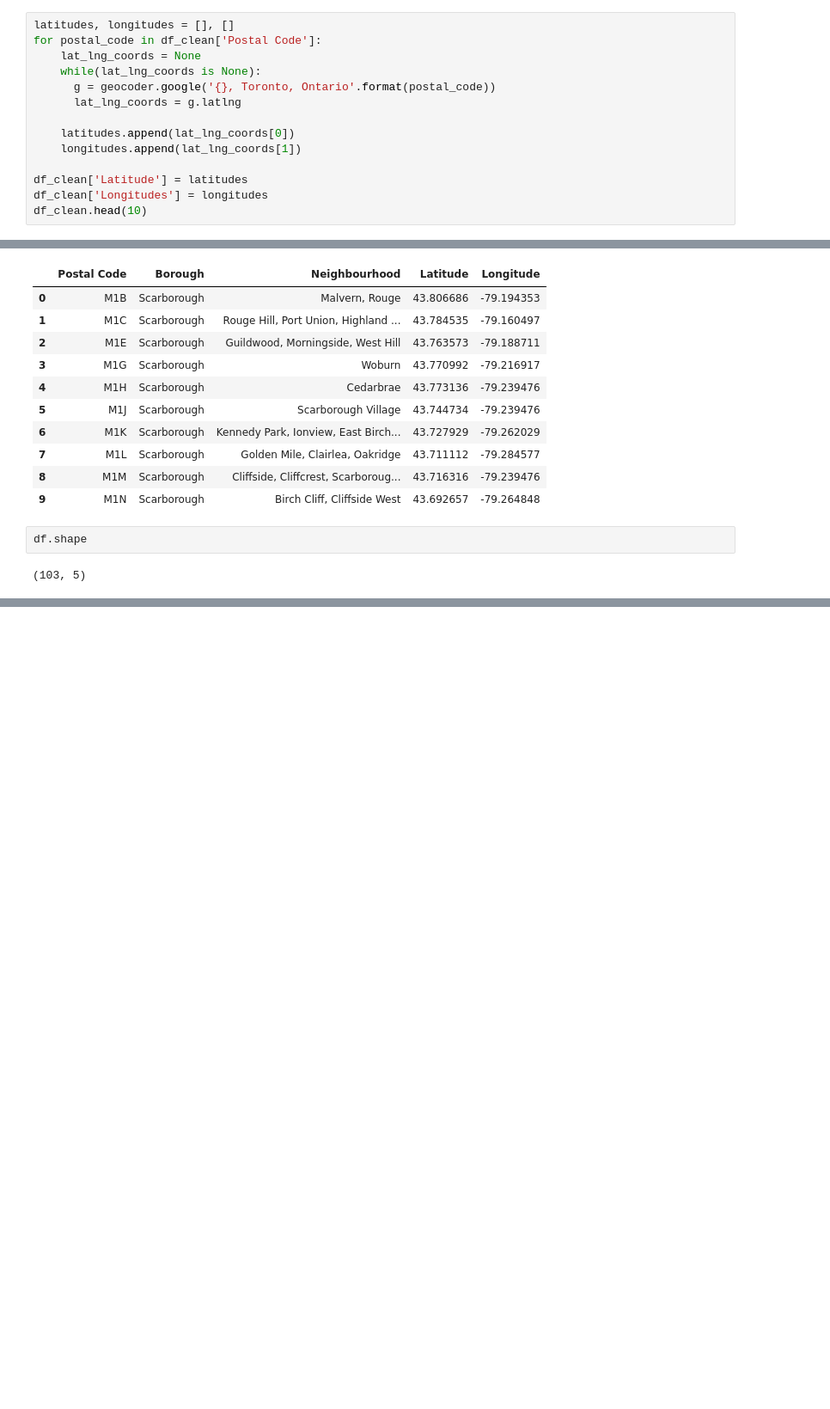
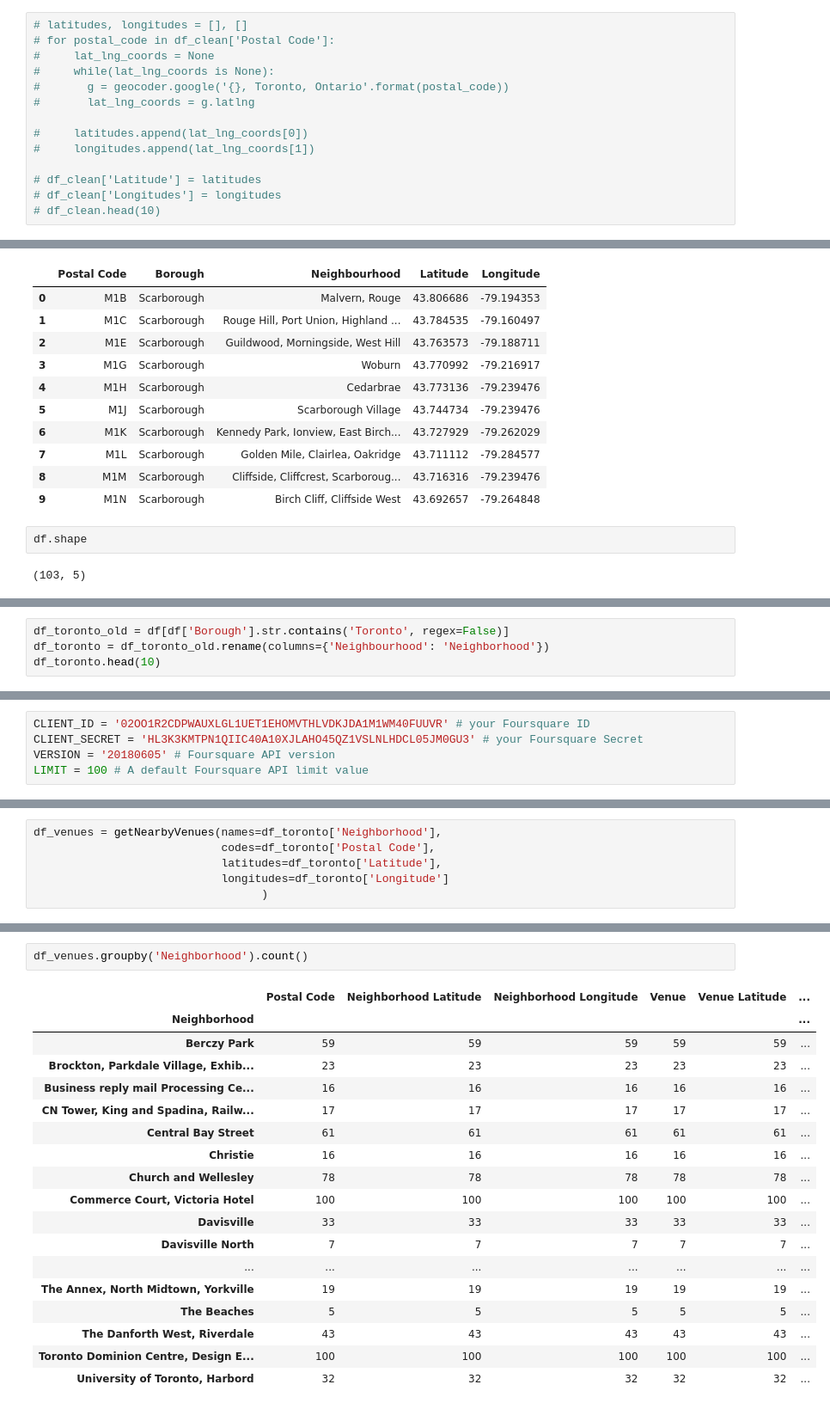
Before and after one commit to hscshane/Miami-Neighborhood-Guide-Analysis, a Jupyter notebook: Neighborhoods_Toronto.ipynb, the cells around one changed output, grey strips where cells are left out. Shown at 86% size. Cells and saved outputs as stored; diff of their text form; blank space fills up the shorter version.

```diff
--- a/Neighborhoods_Toronto.ipynb
+++ b/Neighborhoods_Toronto.ipynb
@@ -45,19 +54,19 @@ df_clean.shape
 # %% [markdown]
 # Get the Coordinates for Neighborhoods
 # %%
-latitudes, longitudes = [], []
-for postal_code in df_clean['Postal Code']:
-    lat_lng_coords = None
-    while(lat_lng_coords is None):
-      g = geocoder.google('{}, Toronto, Ontario'.format(postal_code))
-      lat_lng_coords = g.latlng
+# latitudes, longitudes = [], []
+# for postal_code in df_clean['Postal Code']:
+#     lat_lng_coords = None
+#     while(lat_lng_coords is None):
+#       g = geocoder.google('{}, Toronto, Ontario'.format(postal_code))
+#       lat_lng_coords = g.latlng
 
-    latitudes.append(lat_lng_coords[0])
-    longitudes.append(lat_lng_coords[1])
+#     latitudes.append(lat_lng_coords[0])
+#     longitudes.append(lat_lng_coords[1])
 
-df_clean['Latitude'] = latitudes
-df_clean['Longitudes'] = longitudes
-df_clean.head(10)
+# df_clean['Latitude'] = latitudes
+# df_clean['Longitudes'] = longitudes
+# df_clean.head(10)
 # %%
 url = 'https://cocl.us/Geospatial_data'
 df_pos = pd.read_csv(url)
@@ -81,0 +95,4 @@ df.shape
+# %%
+df_toronto_old = df[df['Borough'].str.contains('Toronto', regex=False)]
+df_toronto = df_toronto_old.rename(columns={'Neighbourhood': 'Neighborhood'})
+df_toronto.head(10)
@@ -81,0 +113,5 @@ df.shape
+# %%
+CLIENT_ID = '02OO1R2CDPWAUXLGL1UET1EHOMVTHLVDKJDA1M1WM40FUUVR' # your Foursquare ID
+CLIENT_SECRET = 'HL3K3KMTPN1QIIC40A10XJLAHO45QZ1VSLNLHDCL05JM0GU3' # your Foursquare Secret
+VERSION = '20180605' # Foursquare API version
+LIMIT = 100 # A default Foursquare API limit value
@@ -81,0 +164,6 @@ df.shape
+# %%
+df_venues = getNearbyVenues(names=df_toronto['Neighborhood'],
+                            codes=df_toronto['Postal Code'],
+                            latitudes=df_toronto['Latitude'],
+                            longitudes=df_toronto['Longitude']
+                                  )
@@ -81,0 +206,21 @@ df.shape
+# %%
+df_venues.groupby('Neighborhood').count()
+# %% [output]
+|  | Postal Code | Neighborhood Latitude | Neighborhood Longitude | Venue | Venue Latitude | ... |
+| Neighborhood |  |  |  |  |  | ... |
+| Berczy Park | 59 | 59 | 59 | 59 | 59 | ... |
+| Brockton, Parkdale Village, Exhib... | 23 | 23 | 23 | 23 | 23 | ... |
+| Business reply mail Processing Ce... | 16 | 16 | 16 | 16 | 16 | ... |
+| CN Tower, King and Spadina, Railw... | 17 | 17 | 17 | 17 | 17 | ... |
+| Central Bay Street | 61 | 61 | 61 | 61 | 61 | ... |
+| Christie | 16 | 16 | 16 | 16 | 16 | ... |
+| Church and Wellesley | 78 | 78 | 78 | 78 | 78 | ... |
+| Commerce Court, Victoria Hotel | 100 | 100 | 100 | 100 | 100 | ... |
+| Davisville | 33 | 33 | 33 | 33 | 33 | ... |
+| Davisville North | 7 | 7 | 7 | 7 | 7 | ... |
+| ... | ... | ... | ... | ... | ... | ... |
+| The Annex, North Midtown, Yorkville | 19 | 19 | 19 | 19 | 19 | ... |
+| The Beaches | 5 | 5 | 5 | 5 | 5 | ... |
+| The Danforth West, Riverdale | 43 | 43 | 43 | 43 | 43 | ... |
+| Toronto Dominion Centre, Design E... | 100 | 100 | 100 | 100 | 100 | ... |
+| University of Toronto, Harbord | 32 | 32 | 32 | 32 | 32 | ... |
```
Also changed, not shown: parts of 40 cells of this notebook.
